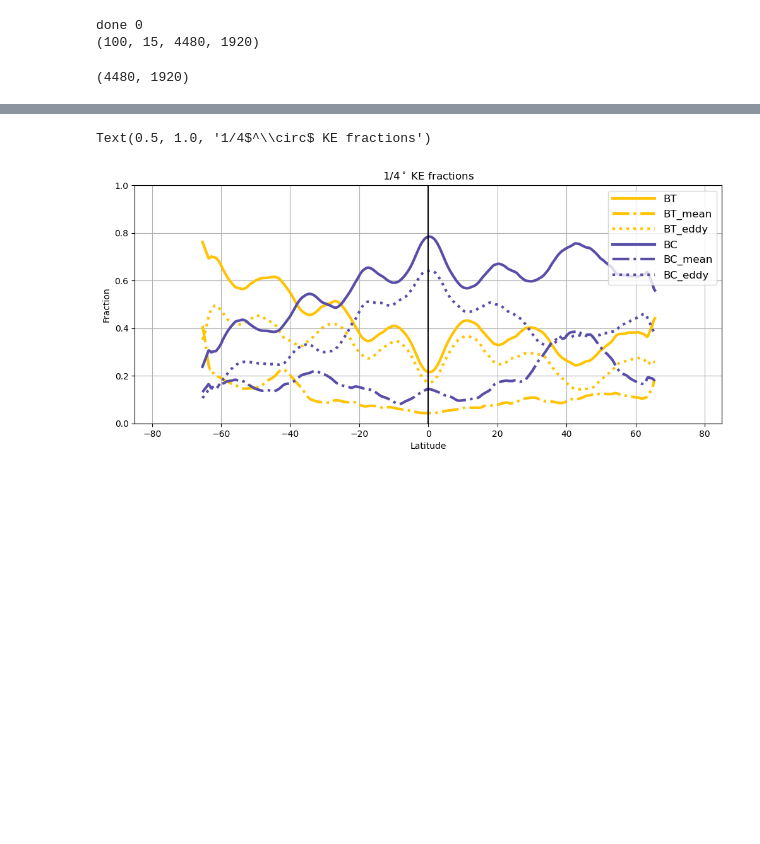
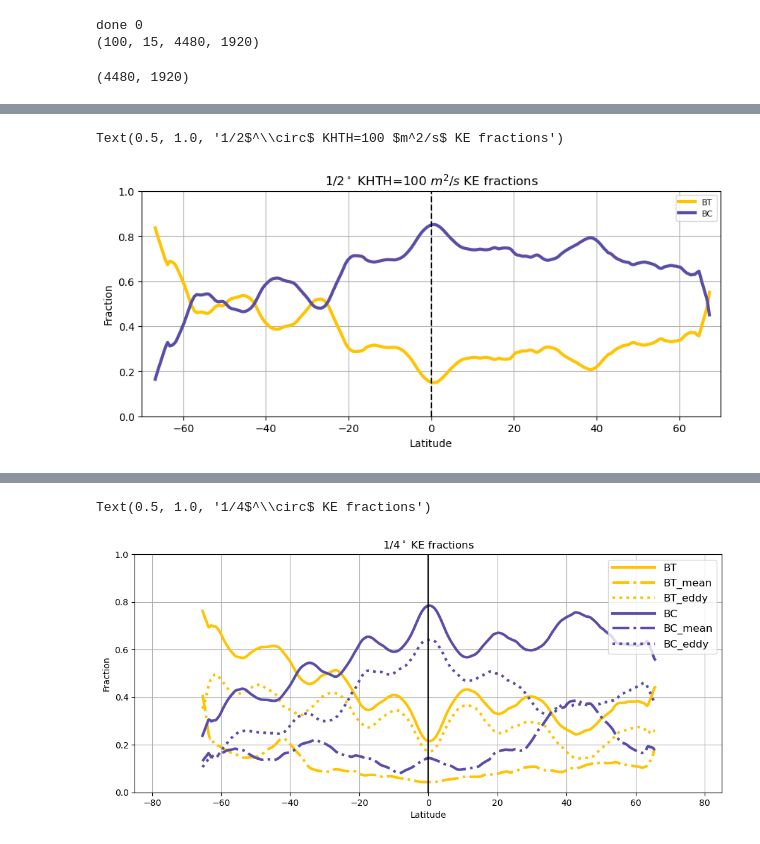
Before and after one commit to ElizabethYankovsky/Neverworld2-Analysis, a Jupyter notebook: BTBC_Eddy_Mean_final.ipynb, the cells around one changed output, grey strips where cells are left out. Cells and saved outputs as stored; diff of their text form; code cells hidden in the pictures; blank space fills up the shorter version.

```diff
--- a/BTBC_Eddy_Mean_final.ipynb
+++ b/BTBC_Eddy_Mean_final.ipynb
@@ -401,0 +441,24 @@ done
+# %%
+#COMPUTE KE AND THEN WEIGH BY THICKNESS
+Nlayers=15
+lon=fs['geolon']; lat=fs['geolat']
+depth = fs['depth_ocean']
+xh_GM100 = fs.xh.values
+yh_GM100 = fs.yh.values
+
+h  = np.nanmean(np.array(av['h'][:,:,:,:]),axis=0);
+print('done 0')
+#Outputs are comprised of 100 5-day averages.
+u  = np.array(av['u'][:,:,:,:]); u = 0.5*(u[:,:,:,1:]+u[:,:,:,:-1]); u[np.isnan(u)]=0;
+ubar=np.nanmean(u,axis=0)
+v  = np.array(av['v'][:,:,:,:]); v = 0.5*(v[:,:,1:,:]+v[:,:,:-1,:]); v[np.isnan(v)]=0;
+vbar=np.nanmean(v,axis=0)
+h[np.isnan(h)]=0.0
+uprime=np.zeros(u.shape); vprime=np.zeros(v.shape)
+for it in range (0,len(u[:,0,0,0])):
+    uprime[it,:,:,:]=u[it,:,:,:]-ubar
+    vprime[it,:,:,:]=v[it,:,:,:]-vbar
+    #print(it)
+
+print(uprime.shape)
+area_t=fs['area_t']
@@ -441,0 +729,20 @@ Text(0.5, 1.0, '1/16$^\\circ$ KE fractions')
+# %%
+#For the convolution window use N=240 for 1/32 deg.; N=120 for 1/16deg.; N=60 for 1/8deg.; and N=30 for 1/4deg.
+window=10
+
+plt.figure(figsize=(10, 4), dpi= 100, facecolor='w', edgecolor='k')
+#plt.plot(yh,np.nanmean(fraction_BT,axis=1),'-',c='#82cafc',linewidth=3)
+plt.plot(yh_GM100,np.convolve(np.nanmean(fraction_BT_GM100,axis=1), np.ones((window,))/window, mode='same'),'-',c='#FFC300',linewidth=3)
+plt.grid()
+plt.plot(yh_GM100,np.convolve(np.nanmean(fraction_BC_GM100,axis=1), np.ones((window,))/window, mode='same'),'-',c='#584EA7',linewidth=3)
+
+plt.legend(['BT','BC'],loc='upper right',fontsize=8)
+plt.plot([0, 0],[0, 1],'--',color=[0,0,0])
+plt.xlim(-70, 70)
+plt.ylim(0,1);
+plt.xlabel('Latitude')
+plt.ylabel('Fraction')
+plt.title('1/2$^\circ$ KHTH=100 $m^2/s$ KE fractions')
+# %% [output]
+Text(0.5, 1.0, '1/2$^\\circ$ KHTH=100 $m^2/s$ KE fractions')
+[figure, added]
```
Also changed, not shown: parts of 41 cells of this notebook, 19 other files.
